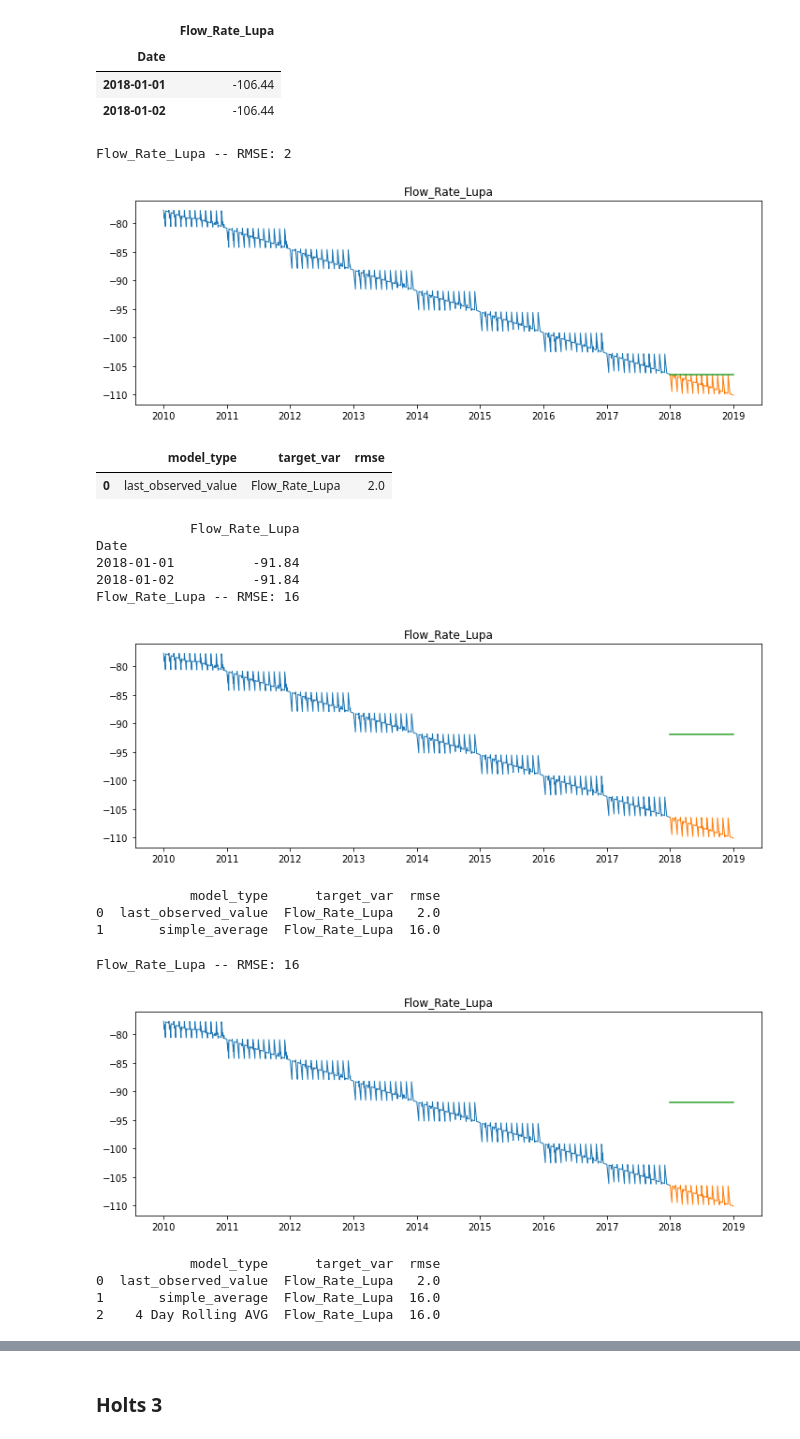
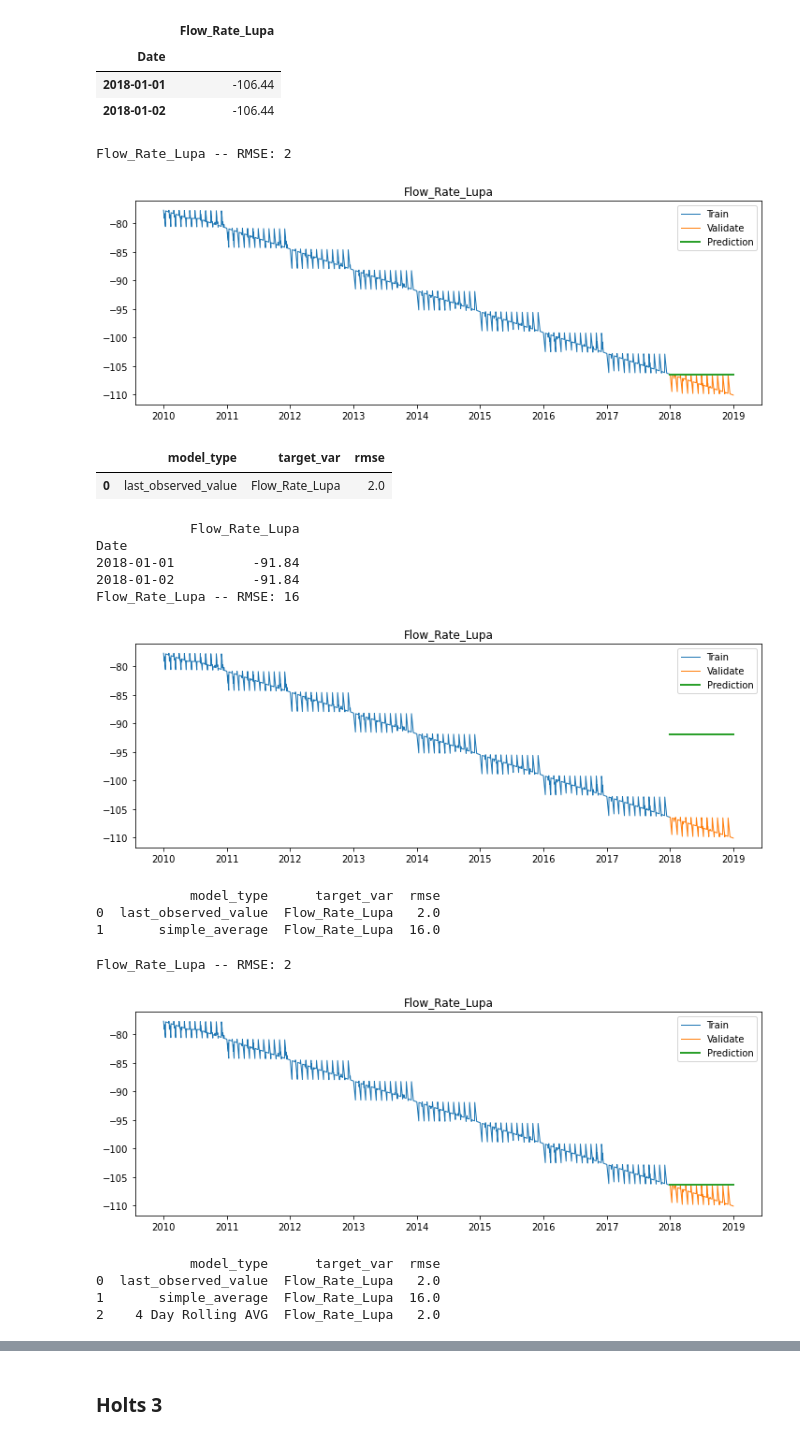
Before and after one commit to datastraine/kaggle, a Jupyter notebook: AceaSmart_Water_Analytics/acea-comp-explore.ipynb, the cells around one changed output, grey strips where cells are left out. Cells and saved outputs as stored; diff of their text form; code cells hidden in the pictures.

```diff
--- a/AceaSmart_Water_Analytics/acea-comp-explore.ipynb
+++ b/AceaSmart_Water_Analytics/acea-comp-explore.ipynb
@@ -249,8 +261,9 @@ def plot_and_eval(target_var):
     plt.figure(figsize = (12,4))
     plt.plot(train[target_var], label = 'Train', linewidth = 1)
     plt.plot(validate[target_var], label = 'Validate', linewidth = 1)
-    plt.plot(yhat_df[target_var])
+    plt.plot(yhat_df[target_var], label = 'Prediction', linewidth = 2)
     plt.title(target_var)
+    plt.legend()
     rmse = evaluate(target_var)
     print(target_var, '-- RMSE: {:.0f}'.format(rmse))
     plt.show()
@@ -284,7 +297,7 @@ yhat_df.head(2)
 plot_and_eval('Flow_Rate_Lupa')
 # %% [output]
 Flow_Rate_Lupa -- RMSE: 2
-[figure, old version]
+[figure, new version]
 # %%
 eval_df = append_eval_df(model_type = 'last_observed_value',
                              target_var = 'Flow_Rate_Lupa')
@@ -316,33 +329,33 @@ Date
 2018-01-01          -91.84
 2018-01-02          -91.84
 Flow_Rate_Lupa -- RMSE: 16
-[figure, old version]
+[figure, new version]
             model_type      target_var  rmse
 0  last_observed_value  Flow_Rate_Lupa   2.0
 1       simple_average  Flow_Rate_Lupa  16.0
 # %%
 # Do a 7 day rolling average
 
 period = 7
 
-items = round(train['Flow_Rate_Lupa'].rolling(period).mean().iloc[-1], 2)
+flow = round(train['Flow_Rate_Lupa'].rolling(period).mean().iloc[-1], 2)
 
 yhat_df = make_predictions()
 
 eval_df = append_eval_df(model_type='4 Day Rolling AVG', target_var = 'Flow_Rate_Lupa')
 
 
 
 plot_and_eval('Flow_Rate_Lupa')
 
 print(eval_df)
 # %% [output]
-Flow_Rate_Lupa -- RMSE: 16
+Flow_Rate_Lupa -- RMSE: 2
-[figure, old version]
+[figure, new version]
             model_type      target_var  rmse
 0  last_observed_value  Flow_Rate_Lupa   2.0
 1       simple_average  Flow_Rate_Lupa  16.0
-2    4 Day Rolling AVG  Flow_Rate_Lupa  16.0
+2    4 Day Rolling AVG  Flow_Rate_Lupa   2.0
 # %%
 # Do a 7 day rolling average
 
```
Also changed, not shown: parts of 9 cells of this notebook.
